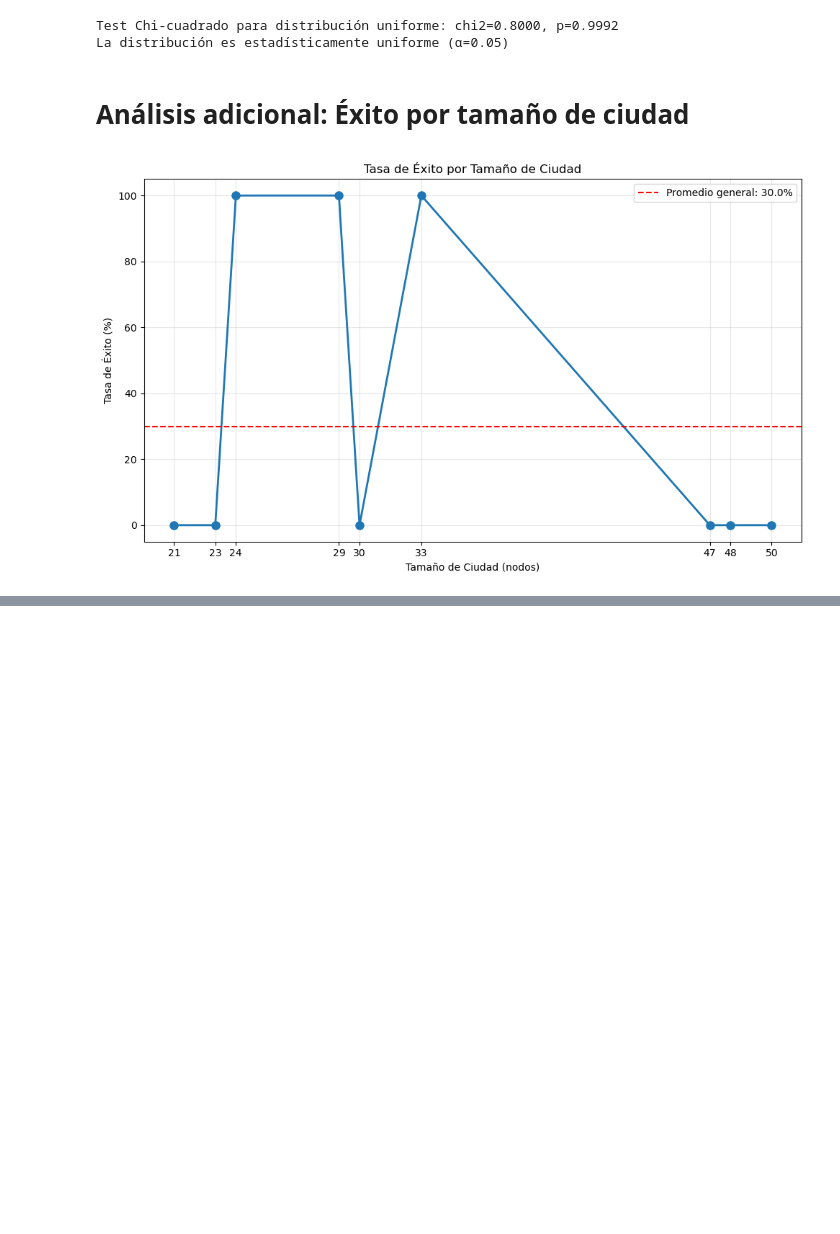
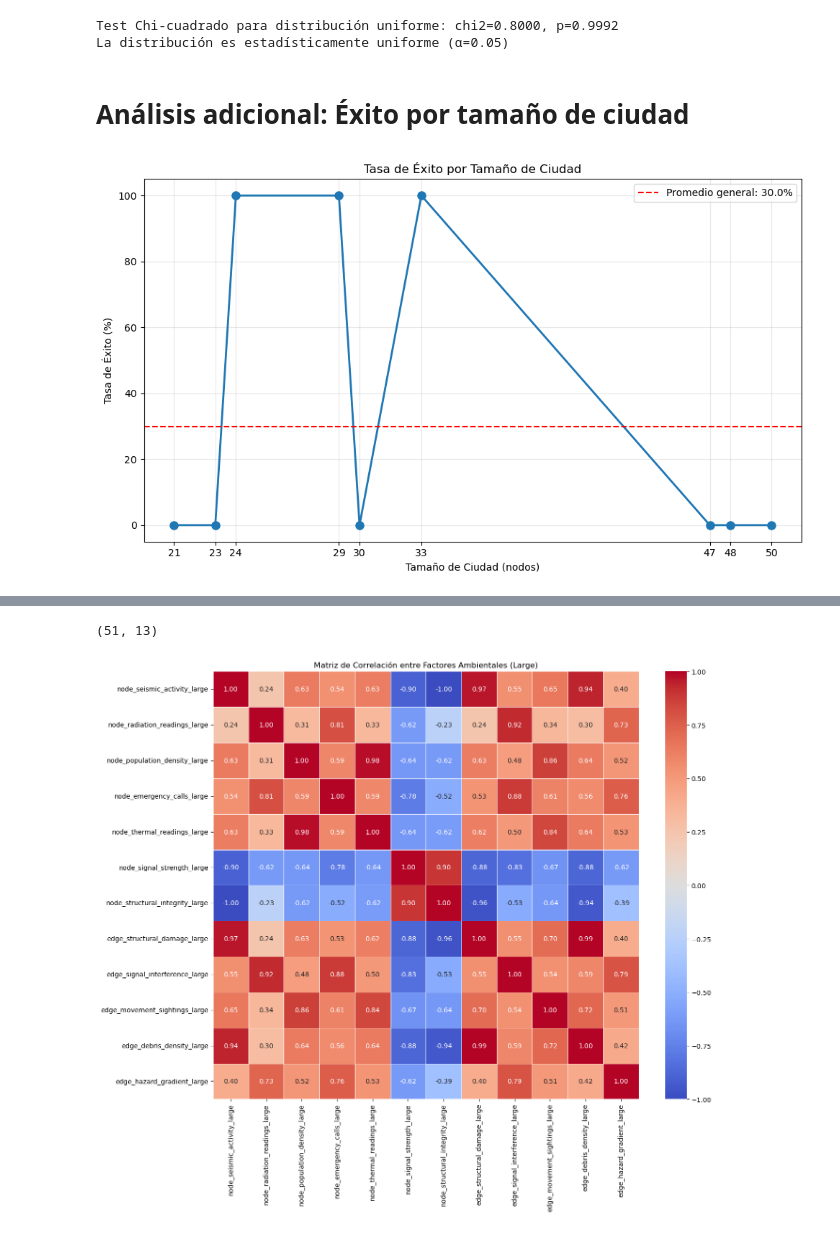
Before and after one commit to sonder-art/graph_zombie_repo, a Jupyter notebook: public/student_code/examen/primeras_hipotesis.ipynb, the cells around one changed output, grey strips where cells are left out. Saved outputs shown, nothing was run; the diff lists cells and outputs as text; code cells hidden in the pictures; blank space fills up the shorter version.

```diff
--- a/public/student_code/examen/primeras_hipotesis.ipynb
+++ b/public/student_code/examen/primeras_hipotesis.ipynb
@@ -275,0 +304,10 @@ plt.show()
+# %%
+# Cargar los archivos JSON
+with open('./data/policies/EvacuationPolicy/experiments/20250303_0921/core_metrics.json', 'r') as f:
+    core_metrics_large = json.load(f)
+
+with open('./data/policies/EvacuationPolicy/experiments/20250303_0921/environmental_metrics.json', 'r') as f:
+    env_metrics_large = json.load(f)
+
+with open('./data/policies/EvacuationPolicy/experiments/20250303_0921/resource_metrics.json', 'r') as f:
+    resource_metrics_large = json.load(f)
@@ -275,0 +318,39 @@ plt.show()
+# %%
+# Extraer los datos de los nodos y aristas
+node_indicators_large = env_metrics['overall']['nodes']
+edge_indicators_large = env_metrics['overall']['edges']
+
+# Combinar ambos tipos de indicadores
+all_indicators_large = {}
+for k, v in node_indicators_large.items():
+    all_indicators_large[f"node_{k}_large"] = v
+for k, v in edge_indicators_large.items():
+    all_indicators_large[f"edge_{k}_large"] = v
+
+# Crear un DataFrame para facilitar el análisis
+indicators_df_large = pd.DataFrame([all_indicators_large])
+
+# Expandir el DataFrame para tener datos por ciudad
+city_indicators_large = []
+for size, metrics in env_metrics['by_city_size'].items():
+    city_data_large = {'city_size_large': int(size)}
+    for k, v in metrics['nodes'].items():
+        city_data_large[f"node_{k}_large"] = v
+    for k, v in metrics['edges'].items():
+        city_data_large[f"edge_{k}_large"] = v
+    city_indicators_large.append(city_data_large)
+
+city_indicators_df_large = pd.DataFrame(city_indicators_large)
+print(city_indicators_df_large.shape)
+
+# Calcular y visualizar la matriz de correlación
+plt.figure(figsize=(14, 12))
+corr_large = city_indicators_df_large.drop('city_size_large', axis=1).corr()
+sns.heatmap(corr_large, annot=True, cmap='coolwarm', vmin=-1, vmax=1,
+            fmt='.2f', linewidths=0.5)
+plt.title('Matriz de Correlación entre Factores Ambientales (Large)')
+plt.tight_layout()
+plt.show()
+# %% [output]
+(51, 13)
+[figure, added]
```
Also changed, not shown: parts of 6 cells of this notebook, 1 other file.
